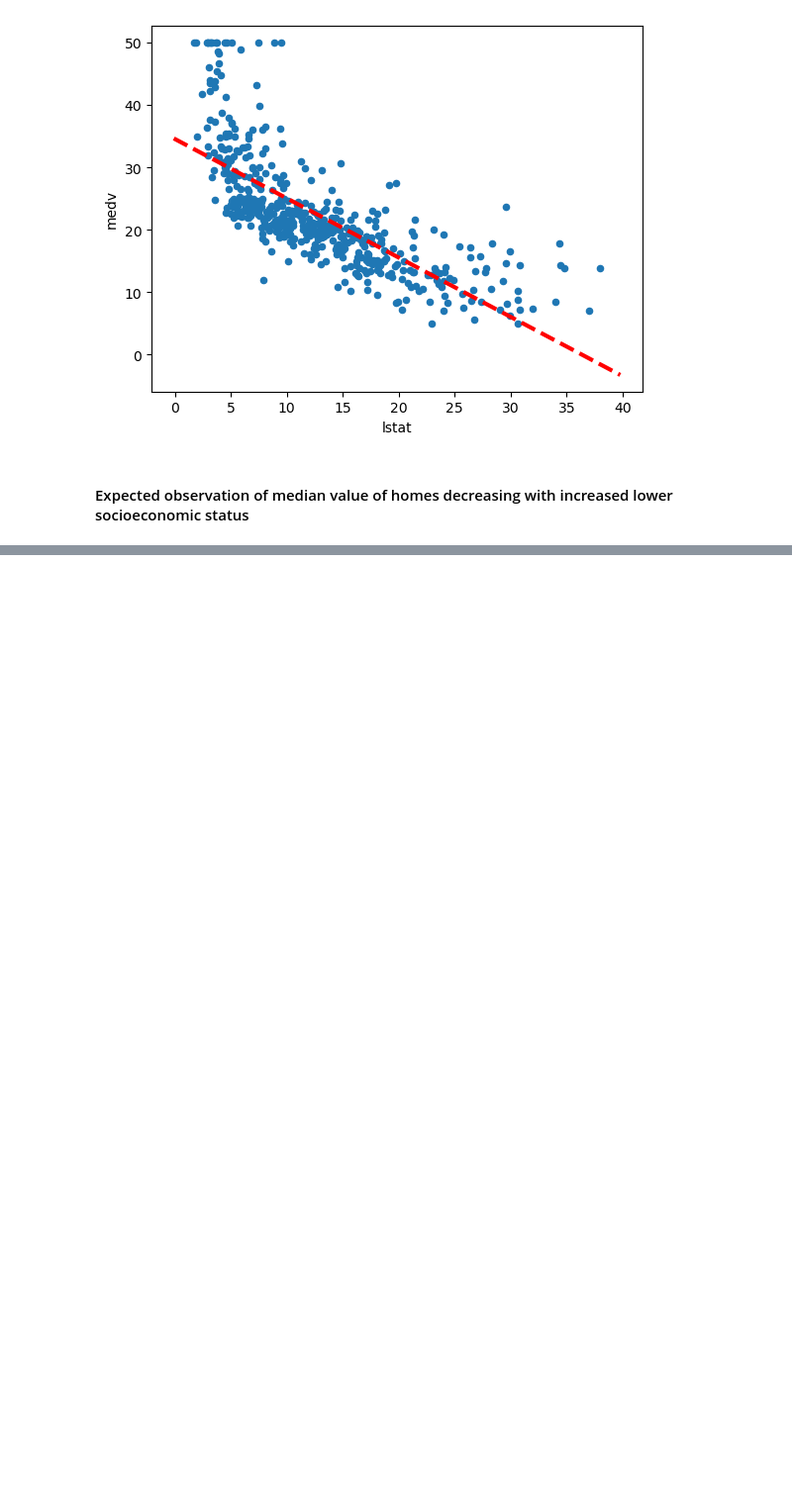
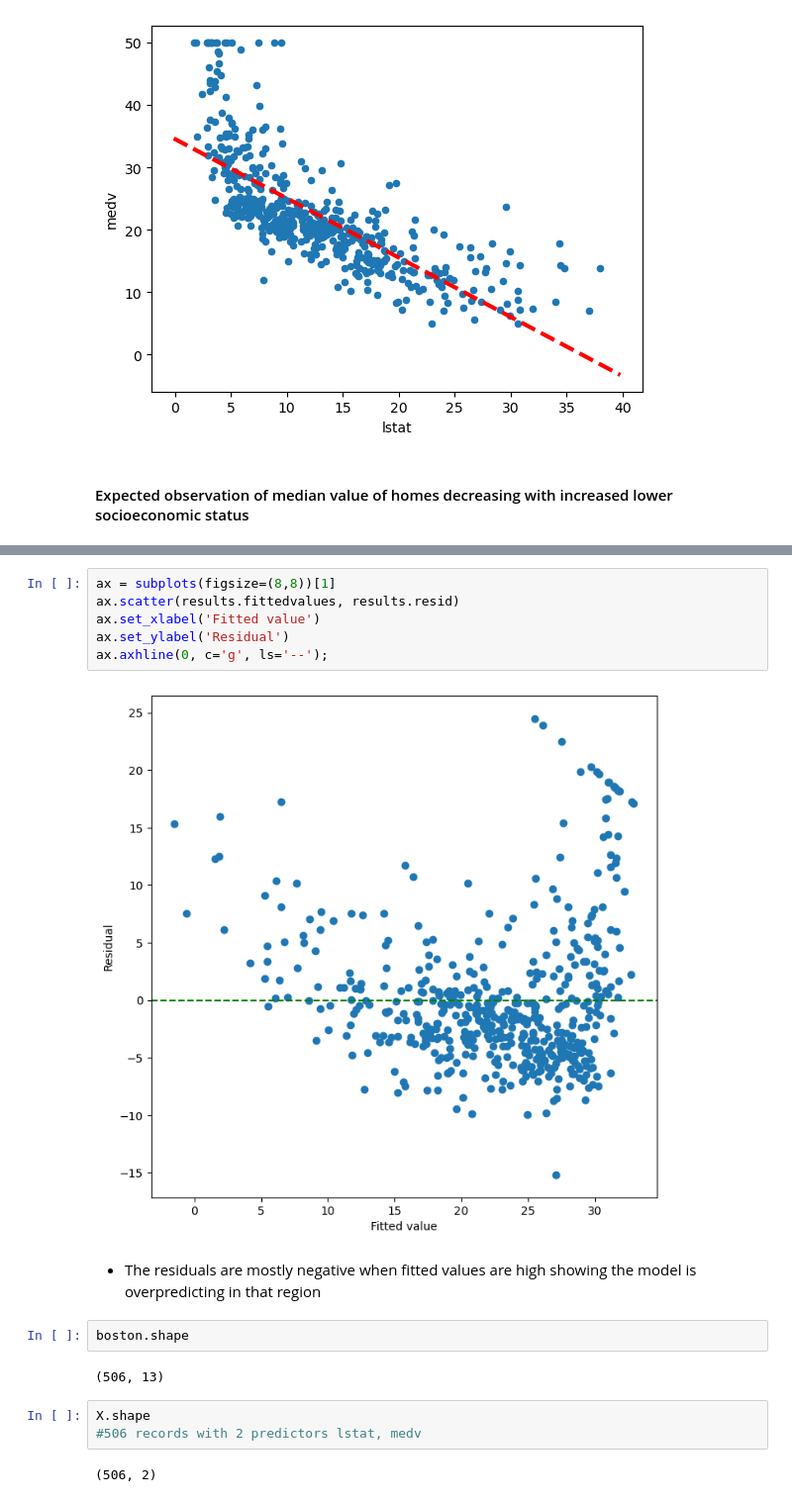
Before and after one commit to heuristic-machina/python_inferential_statistics, a Jupyter notebook: ch_3_linear_regression/lab_3.6.ipynb, the cells around one changed output, grey strips where cells are left out. Shown at 99% size. Saved outputs shown, nothing was run; the diff lists cells and outputs as text; blank space fills up the shorter version.

Commit message:
higher overprediction for half of the fitted values; high leverage uncertainty

```diff
--- a/ch_3_linear_regression/lab_3.6.ipynb
+++ b/ch_3_linear_regression/lab_3.6.ipynb
@@ -204,0 +211,19 @@ abline(ax,
+# %%
+ax = subplots(figsize=(8,8))[1]
+ax.scatter(results.fittedvalues, results.resid)
+ax.set_xlabel('Fitted value')
+ax.set_ylabel('Residual')
+ax.axhline(0, c='g', ls='--');
+# %% [output]
+[figure, added]
+# %% [markdown]
+ - The residuals are mostly negative when fitted values are high showing the model is overpredicting in that region
+# %%
+boston.shape
+# %% [output]
+(506, 13)
+# %%
+X.shape
+#506 records with 2 predictors lstat, medv
+# %% [output]
+(506, 2)
```
Also changed, not shown: parts of 5 cells of this notebook, 1 other file.
